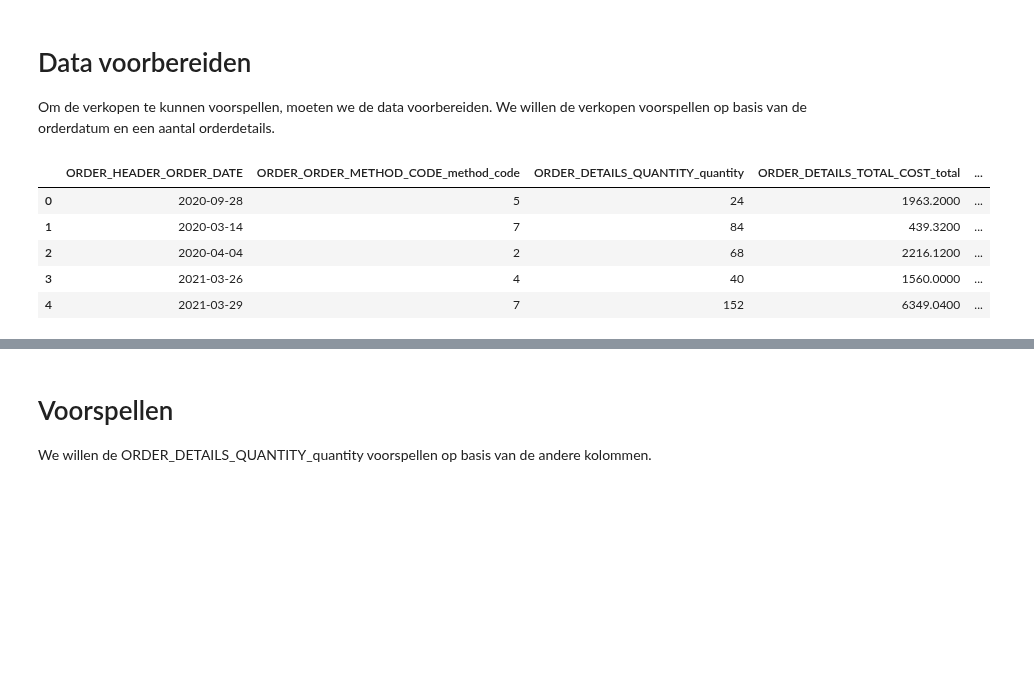
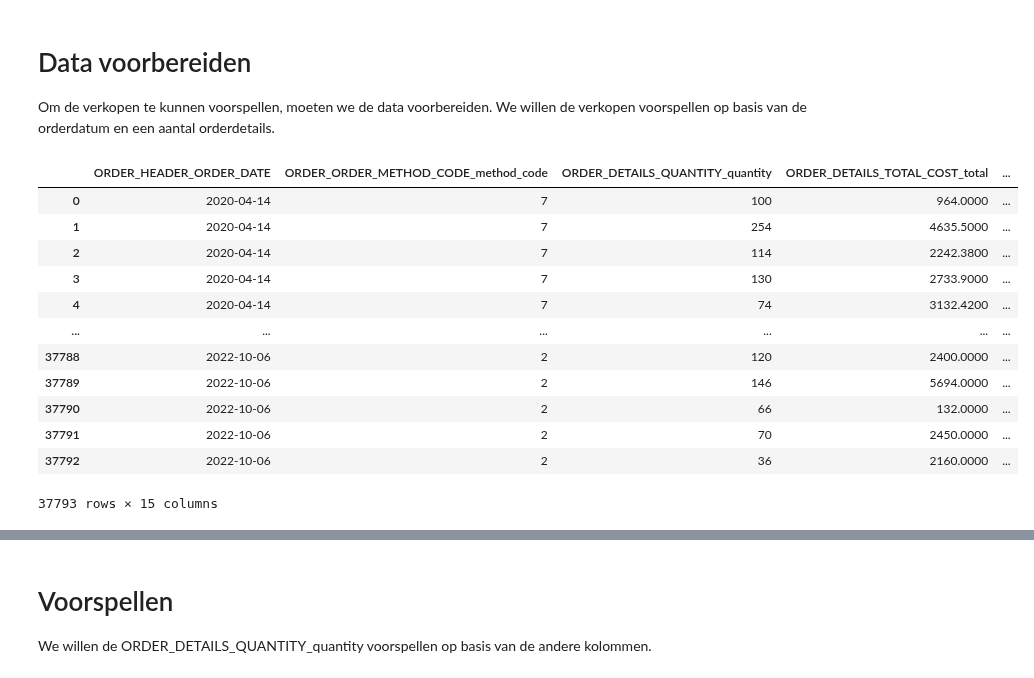
Before and after one commit to Nrojt/SE4-DEDS-Pyhton-opdrachten, a Jupyter notebook: week 8/8.1/Practicum_8.1.ipynb, the cells around one changed output, grey strips where cells are left out. Drawn from its saved outputs; the diff is of its cells as text; code cells hidden in the pictures; blank space fills up the shorter version.

Commit message:
Fixed problem with order_details

```diff
--- a/week 8/8.1/Practicum_8.1.ipynb
+++ b/week 8/8.1/Practicum_8.1.ipynb
@@ -193,21 +193,28 @@ Om de verkopen te kunnen voorspellen, moeten we de data voorbereiden. We willen
 # %%
 # removing the sk columns
 sk_columns = order_combined.filter(like='SK').columns
 order_combined.drop(columns=sk_columns, inplace=True)
 
 # removing columns we won't need
-remove_columns = ['ORDER_HEADER_number', 'ORDER_HEADER_RETAILER_CODE', 'ORDER_HEADER_SALES_STAFF_CODE', 'ORDER_HEADER_SALES_BRANCH_CODE', 'ORDER_HEADER_RETAILER_SITE_CODE', 'ORDER_HEADER_RETAILER_CONTACT_CODE', 'ORDER_HEADER_ORDER_order_number', 'ORDER_order_number', 'ORDER_ORDER_METHOD_EN_method', 'ORDER_DETAILS_code', 'ORDER_DETAILS_RETURN_CODE_returned', 'ORDER_DETAILS_ORDER_NUMBER_order', 'ORDER_DETAILS_PRODUCT_NUMBER_product', 'ORDER_DETAILS_UNIT_ID_unit', 'UNIT_id', 'PRODUCT_image_image', 'PRODUCT_PRODUCT_LINE_code_en', 'PRODUCT_PRODUCT_TYPE_code_en', 'PRODUCT_name_product', 'PRODUCT_description_description', 'PRODUCT_LANGUAGE_language']
+remove_columns = ['ORDER_HEADER_number', 'ORDER_HEADER_RETAILER_CODE', 'ORDER_HEADER_SALES_STAFF_CODE', 'ORDER_HEADER_SALES_BRANCH_CODE', 'ORDER_HEADER_RETAILER_SITE_CODE', 'ORDER_HEADER_RETAILER_CONTACT_CODE', 'ORDER_HEADER_ORDER_order_number', 'ORDER_order_number', 'ORDER_ORDER_METHOD_EN_method', 'ORDER_DETAILS_code', 'ORDER_DETAILS_ORDER_NUMBER_order', 'ORDER_DETAILS_PRODUCT_NUMBER_product', 'ORDER_DETAILS_UNIT_ID_unit', 'UNIT_id', 'PRODUCT_image_image', 'PRODUCT_PRODUCT_LINE_code_en', 'PRODUCT_PRODUCT_TYPE_code_en', 'PRODUCT_name_product', 'PRODUCT_description_description', 'PRODUCT_LANGUAGE_language']
 
 order_combined.drop(columns=remove_columns, inplace=True)
 
-order_combined.head()
+order_combined
 # %% [output]
 |  | ORDER_HEADER_ORDER_DATE | ORDER_ORDER_METHOD_CODE_method_code | ORDER_DETAILS_QUANTITY_quantity | ORDER_DETAILS_TOTAL_COST_total | ... |
-| 0 | 2020-09-28 | 5 | 24 | 1963.2000 | ... |
-| 1 | 2020-03-14 | 7 | 84 | 439.3200 | ... |
-| 2 | 2020-04-04 | 2 | 68 | 2216.1200 | ... |
-| 3 | 2021-03-26 | 4 | 40 | 1560.0000 | ... |
-| 4 | 2021-03-29 | 7 | 152 | 6349.0400 | ... |
+| 0 | 2020-04-14 | 7 | 100 | 964.0000 | ... |
+| 1 | 2020-04-14 | 7 | 254 | 4635.5000 | ... |
+| 2 | 2020-04-14 | 7 | 114 | 2242.3800 | ... |
+| 3 | 2020-04-14 | 7 | 130 | 2733.9000 | ... |
+| 4 | 2020-04-14 | 7 | 74 | 3132.4200 | ... |
+| ... | ... | ... | ... | ... | ... |
+| 37788 | 2022-10-06 | 2 | 120 | 2400.0000 | ... |
+| 37789 | 2022-10-06 | 2 | 146 | 5694.0000 | ... |
+| 37790 | 2022-10-06 | 2 | 66 | 132.0000 | ... |
+| 37791 | 2022-10-06 | 2 | 70 | 2450.0000 | ... |
+| 37792 | 2022-10-06 | 2 | 36 | 2160.0000 | ... |
+37793 rows × 15 columns
 # %%
 # converting the columns to the right data types
 order_combined['ORDER_HEADER_ORDER_DATE'] = pd.to_datetime(order_combined['ORDER_HEADER_ORDER_DATE'], format='%Y-%m-%d')
```
Also changed, not shown: parts of 7 cells of this notebook, 2 other files.
